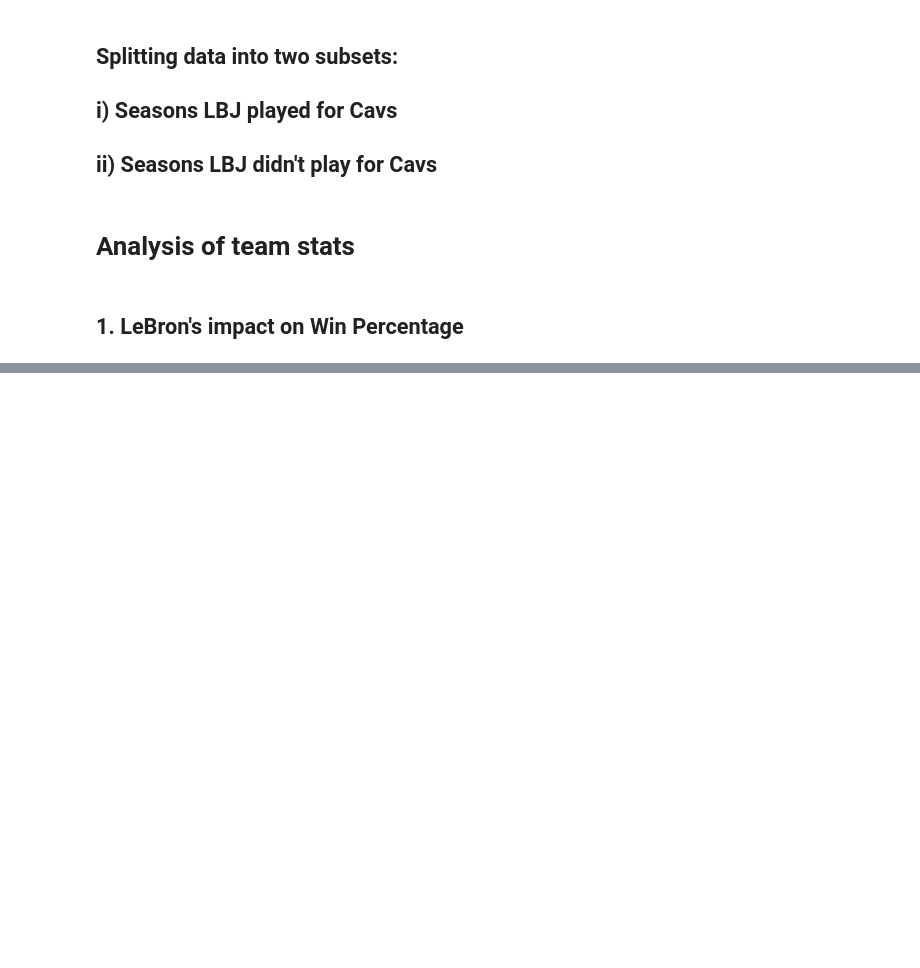
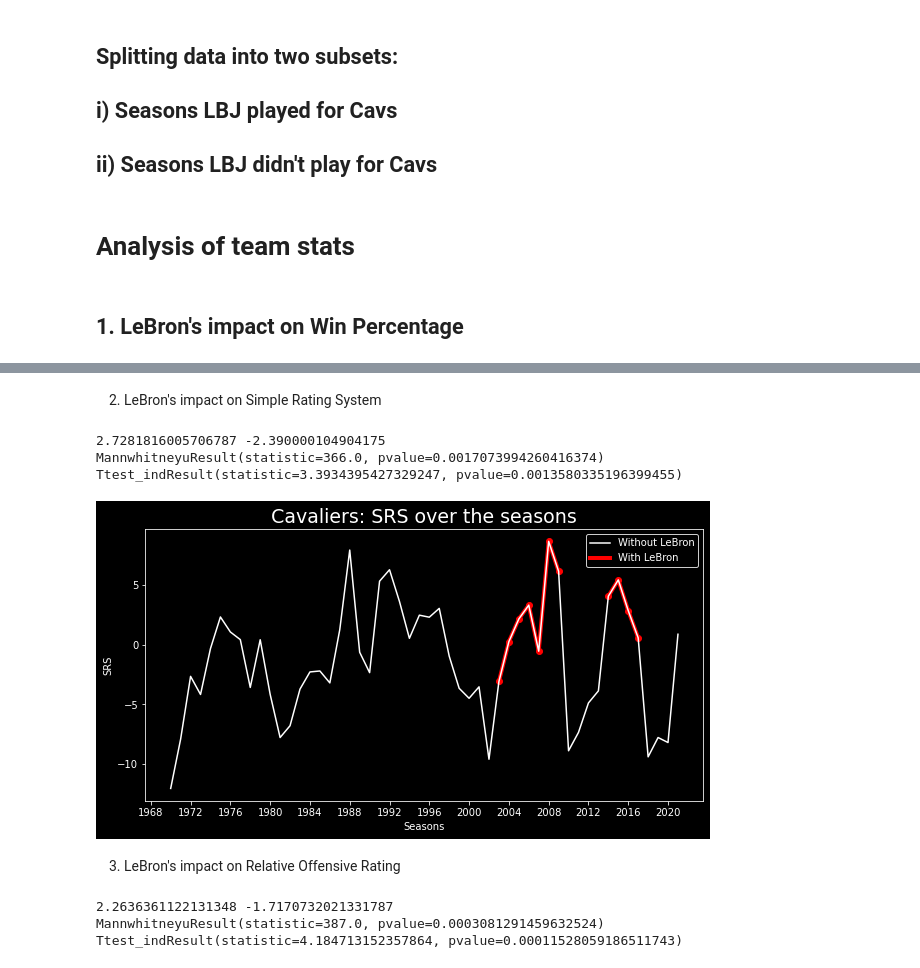
Before and after one commit to SunTzunami/IBM312_assignment, a Jupyter notebook: lbj_analysis.ipynb, the cells around one changed output, grey strips where cells are left out. Saved outputs shown, nothing was run; the diff lists cells and outputs as text; code cells hidden in the pictures; blank space fills up the shorter version.

Commit message:
Add files via upload
impact updated

```diff
--- a/lbj_analysis.ipynb
+++ b/lbj_analysis.ipynb
@@ -162,0 +164,57 @@ plt.show()
+# %% [markdown]
+2. LeBron's impact on Simple Rating System
+# %%
+from scipy.stats import mannwhitneyu, ttest_ind
+
+stat_name = 'SRS'
+
+mean_stat_with_lebron = np.mean(dfa[stat_name])
+mean_stat_without_lebron = np.mean(dfb[stat_name])
+print(mean_stat_with_lebron, mean_stat_without_lebron)
+
+print(mannwhitneyu(dfa[stat_name], dfb[stat_name]))
+print(ttest_ind(dfa[stat_name], dfb[stat_name]))
+# %% [output]
+2.7281816005706787 -2.390000104904175
+MannwhitneyuResult(statistic=366.0, pvalue=0.0017073994260416374)
+Ttest_indResult(statistic=3.3934395427329247, pvalue=0.0013580335196399455)
+# %%
+# size of the plot
+plt.rcParams['figure.figsize'] = [10, 5]
+
+# to manipulate intervals by which years are displayed (default: 4)
+plt.gca().xaxis.set_major_locator(mdates.DayLocator(interval=4))
+
+plt.plot(df['seasons'], df[stat_name], color='white')
+plt.scatter(df['seasons'][33:40], df[stat_name][33:40], color='#ff0000')
+plt.scatter(df['seasons'][44:48], df[stat_name][44:48], color='#ff0000')
+plt.plot(df['seasons'][33:40], df[stat_name][33:40], color='#ff0000', lw=4, zorder=-1)
+plt.plot(df['seasons'][44:48], df[stat_name][44:48], color='#ff0000', lw=4, zorder=-1)
+plt.legend(shadow=True, labels=['Without LeBron', 'With LeBron'])
+plt.xlabel("Seasons")
+plt.ylabel("{}".format(stat_name))
+plt.title("Cavaliers: {} over the seasons".format(stat_name), size=19)
+
+# plt.axvspan(1984, 1992, color='white', alpha=0.4)
+# plt.axvspan(1995, 1997, color='white', alpha=0.5)
+
+plt.show()
+# %% [output]
+[figure, added]
+# %% [markdown]
+3. LeBron's impact on Relative Offensive Rating
+# %%
+from scipy.stats import mannwhitneyu, ttest_ind
+
+stat_name = 'Rel ORtg'
+
+mean_stat_with_lebron = np.mean(dfa[stat_name])
+mean_stat_without_lebron = np.mean(dfb[stat_name])
+print(mean_stat_with_lebron, mean_stat_without_lebron)
+
+print(mannwhitneyu(dfa[stat_name], dfb[stat_name]))
+print(ttest_ind(dfa[stat_name], dfb[stat_name]))
+# %% [output]
+2.2636361122131348 -1.7170732021331787
+MannwhitneyuResult(statistic=387.0, pvalue=0.0003081291459632524)
+Ttest_indResult(statistic=4.184713152357864, pvalue=0.00011528059186511743)
```
Also changed, not shown: parts of 8 cells of this notebook.
